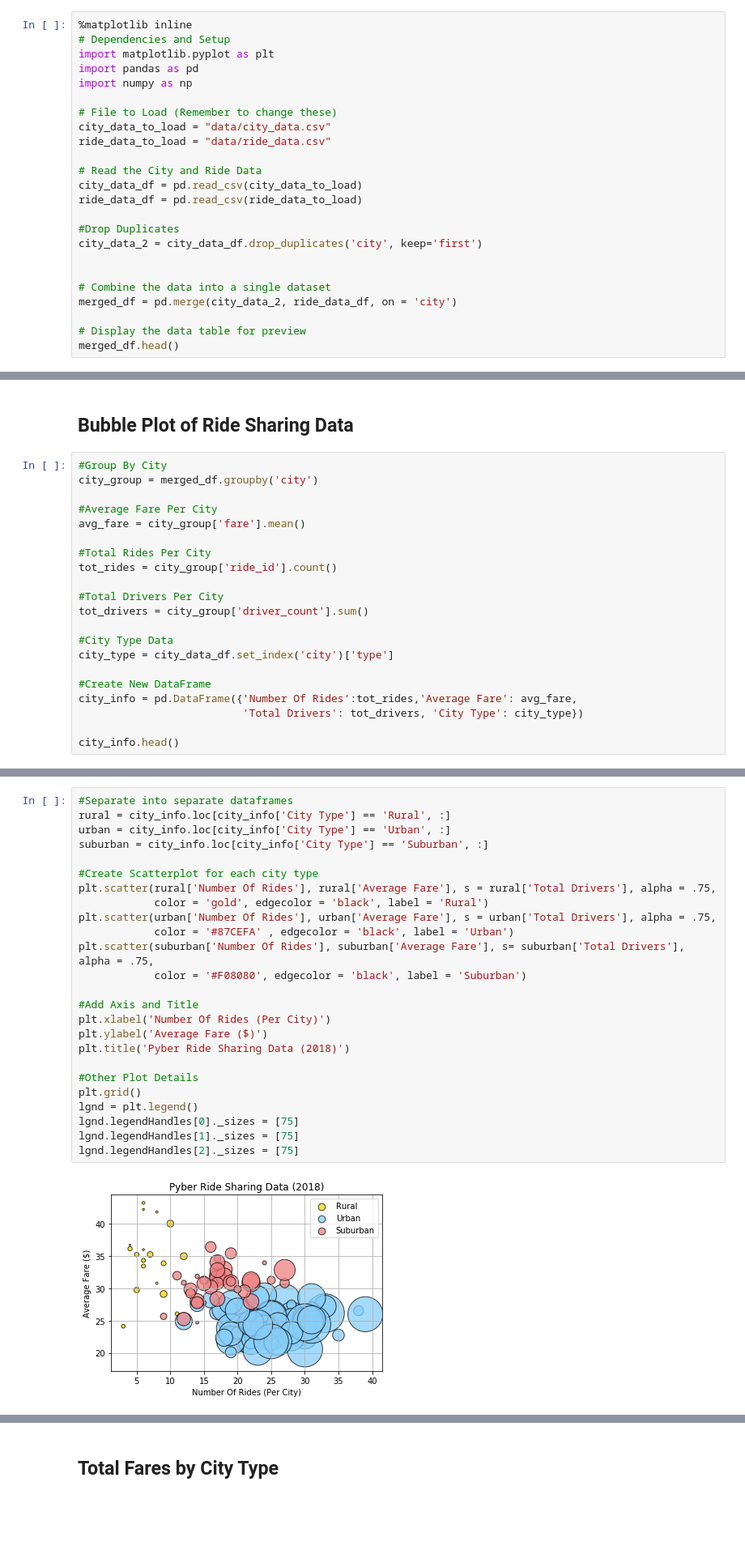
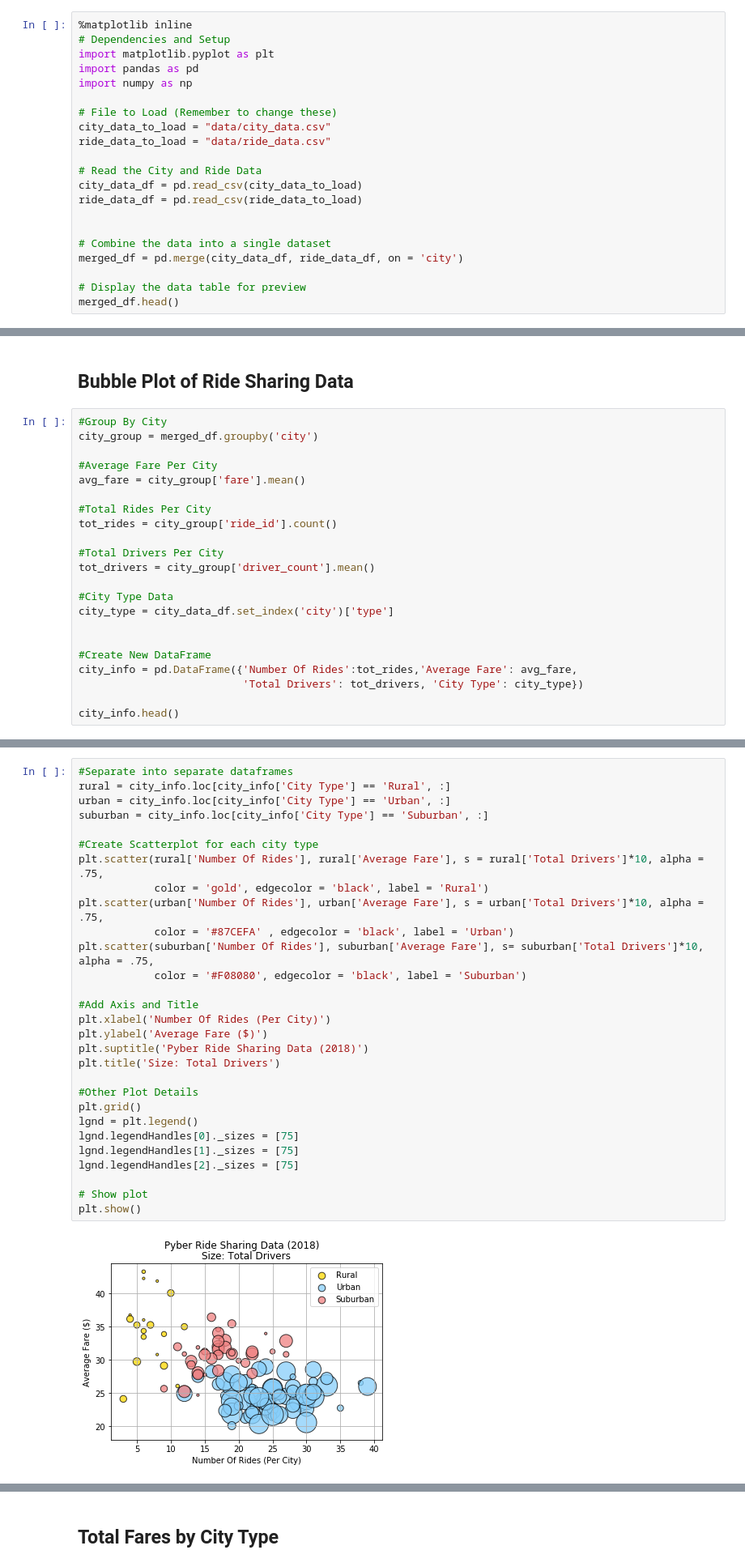
Before and after one commit to KMenz/Pyber-Visual-Analysis, a Jupyter notebook: pyber_starter.ipynb, the cells around one changed output, grey strips where cells are left out. Shown at 81% size. Saved outputs shown, nothing was run; the diff lists cells and outputs as text; blank space fills up the shorter version.

Commit message:
Finished all graphs and added analysis

```diff
--- a/pyber_starter.ipynb
+++ b/pyber_starter.ipynb
@@ -13,12 +18,9 @@ ride_data_to_load = "data/ride_data.csv"
 city_data_df = pd.read_csv(city_data_to_load)
 ride_data_df = pd.read_csv(ride_data_to_load)
 
-#Drop Duplicates
-city_data_2 = city_data_df.drop_duplicates('city', keep='first')
-
 
 # Combine the data into a single dataset
-merged_df = pd.merge(city_data_2, ride_data_df, on = 'city')
+merged_df = pd.merge(city_data_df, ride_data_df, on = 'city')
 
 # Display the data table for preview
 merged_df.head()
@@ -42,10 +44,11 @@ avg_fare = city_group['fare'].mean()
 tot_rides = city_group['ride_id'].count()
 
 #Total Drivers Per City
-tot_drivers = city_group['driver_count'].sum()
+tot_drivers = city_group['driver_count'].mean()
 
 #City Type Data
 city_type = city_data_df.set_index('city')['type']
+
 
 #Create New DataFrame
 city_info = pd.DataFrame({'Number Of Rides':tot_rides,'Average Fare': avg_fare,
@@ -62,27 +65,31 @@ city_info.head()
 # %%
 #Separate into separate dataframes
 rural = city_info.loc[city_info['City Type'] == 'Rural', :]
 urban = city_info.loc[city_info['City Type'] == 'Urban', :]
 suburban = city_info.loc[city_info['City Type'] == 'Suburban', :]
 
 #Create Scatterplot for each city type
-plt.scatter(rural['Number Of Rides'], rural['Average Fare'], s = rural['Total Drivers'], alpha = .75,
+plt.scatter(rural['Number Of Rides'], rural['Average Fare'], s = rural['Total Drivers']*10, alpha = .75,
             color = 'gold', edgecolor = 'black', label = 'Rural')
-plt.scatter(urban['Number Of Rides'], urban['Average Fare'], s = urban['Total Drivers'], alpha = .75,
+plt.scatter(urban['Number Of Rides'], urban['Average Fare'], s = urban['Total Drivers']*10, alpha = .75,
             color = '#87CEFA' , edgecolor = 'black', label = 'Urban')
-plt.scatter(suburban['Number Of Rides'], suburban['Average Fare'], s= suburban['Total Drivers'], alpha = .75,
+plt.scatter(suburban['Number Of Rides'], suburban['Average Fare'], s= suburban['Total Drivers']*10, alpha = .75,
             color = '#F08080', edgecolor = 'black', label = 'Suburban')
 
 #Add Axis and Title
 plt.xlabel('Number Of Rides (Per City)')
 plt.ylabel('Average Fare ($)')
-plt.title('Pyber Ride Sharing Data (2018)')
+plt.suptitle('Pyber Ride Sharing Data (2018)')
+plt.title('Size: Total Drivers')
 
 #Other Plot Details
 plt.grid()
 lgnd = plt.legend()
 lgnd.legendHandles[0]._sizes = [75]
 lgnd.legendHandles[1]._sizes = [75]
 lgnd.legendHandles[2]._sizes = [75]
+
+# Show plot
+plt.show()
 # %% [output]
-[figure, old version]
+[figure, new version]
```
Also changed, not shown: parts of 12 cells of this notebook, 3 other files.
